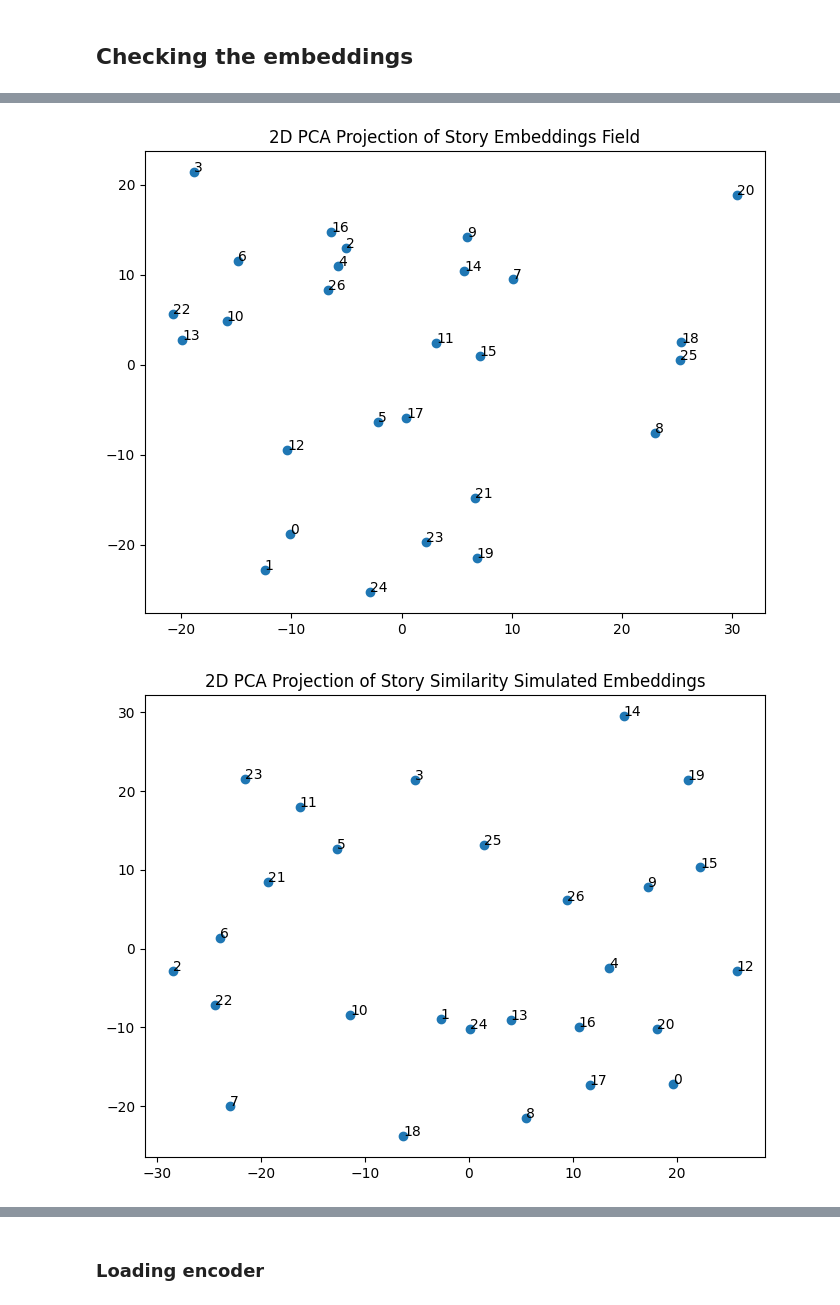
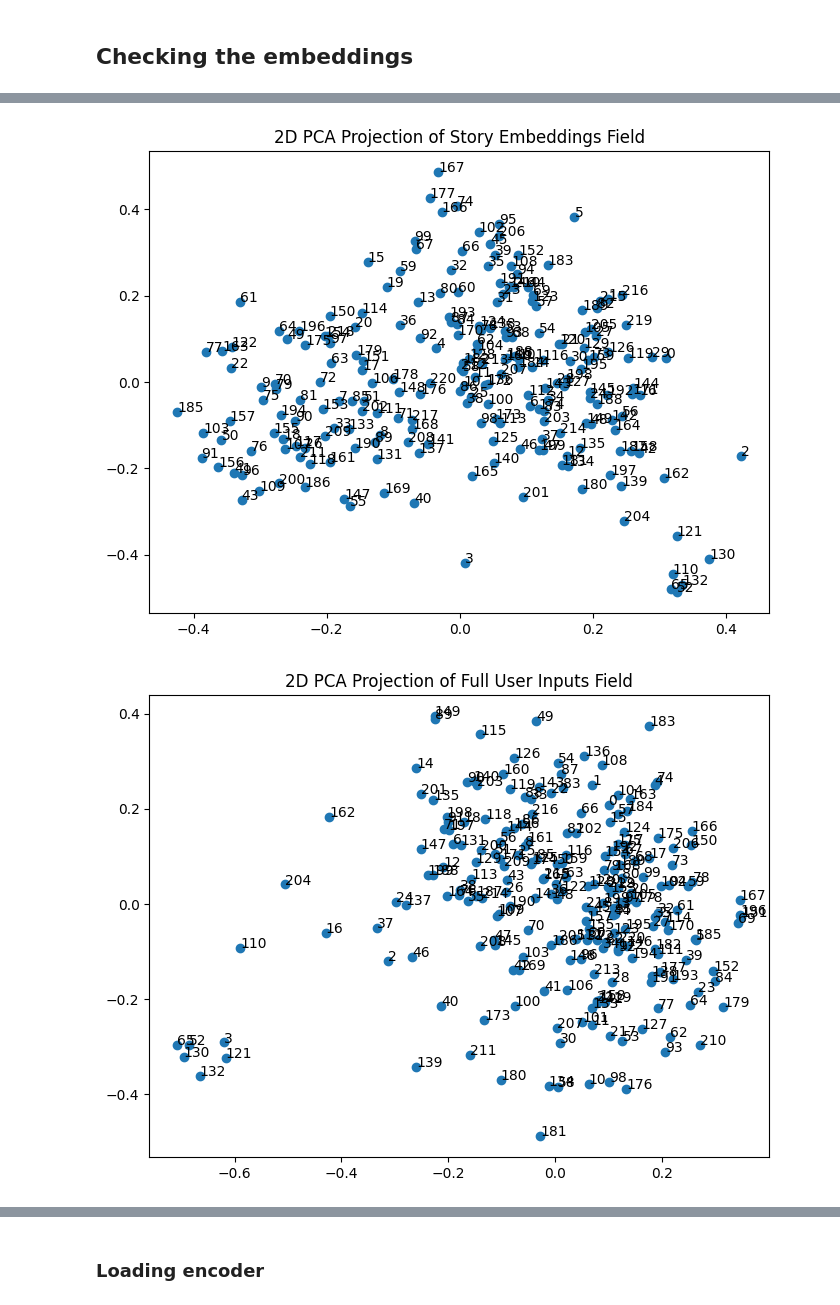
Before and after one commit to Halfidaldal/PENPAL_analysis, a Jupyter notebook: Berlin/Scripts & analyses/story_analysis_embeddings_topic.ipynb, the cells around one changed output, grey strips where cells are left out. Cells and saved outputs as stored; diff of their text form; code cells hidden in the pictures.

```diff
--- a/Berlin/Scripts & analyses/story_analysis_embeddings_topic.ipynb
+++ b/Berlin/Scripts & analyses/story_analysis_embeddings_topic.ipynb
@@ -18,7 +19,7 @@ os.environ["OPENAI_API_KEY"] = "sk-a1sY6cAN-hutzhoijNj55ViTOK_2ma9L1fMISWaitiT3B
 # %% [markdown]
 ## Reading in the data
 # %%
-full_df_with_embeddings_field = pd.read_parquet("../Data/finished_stories_with_jina_embeddings.parquet")
+full_df_with_embeddings_field = pd.read_parquet("data/story_text_field_w_embeddings_jina.parquet")
 print(full_df_with_embeddings_field.columns.tolist())
 
 
@@ -29,6 +30,7 @@ ai_field = full_df_with_embeddings_field["full_ai"].tolist()
 
 
 
-embeddings_field = np.load("data/story_embeddings_ttc_field.npy")
-embeddings_sim = np.load("data/story_embeddings_ttc_sim.npy")
+embeddings_field = np.load("data/story_embeddings_jina_field.npy")
+embeddings_user = np.load("data/story_user_embeddings_jina_field.npy")
+embeddings_ai = np.load("data/story_ai_embeddings_jina_field.npy")
 # %% [output]
@@ -184,53 +121,29 @@ print(np.std(np.concatenate([full_df_with_embeddings_sim["embeddings_full_user"]
 # %%
 X_2d = PCA(n_components=2).fit_transform(embeddings_field)
 
 plt.figure(figsize=(8, 6))
 plt.scatter(X_2d[:, 0], X_2d[:, 1])
 for i, txt in enumerate(range(len(X_2d))):
     plt.annotate(txt, (X_2d[i, 0], X_2d[i, 1]))
 plt.title("2D PCA Projection of Story Embeddings Field")
 plt.show()
 
-X_2d_sim = PCA(n_components=2).fit_transform(embeddings_sim)
-
-plt.figure(figsize=(8, 6))
-plt.scatter(X_2d_sim[:, 0], X_2d_sim[:, 1])
-for i, txt in enumerate(range(len(X_2d_sim))):
-    plt.annotate(txt, (X_2d_sim[i, 0], X_2d_sim[i, 1]))
-plt.title("2D PCA Projection of Story Similarity Simulated Embeddings")
-plt.show()
-
-X_2d_field_user = PCA(n_components=2).fit_transform(story_embeddings_ttc_user_field)
+X_2d_field_user = PCA(n_components=2).fit_transform(embeddings_user)
 plt.figure(figsize=(8, 6))
 plt.scatter(X_2d_field_user[:, 0], X_2d_field_user[:, 1])
 for i, txt in enumerate(range(len(X_2d_field_user))):
     plt.annotate(txt, (X_2d_field_user[i, 0], X_2d_field_user[i, 1]))
 plt.title("2D PCA Projection of Full User Inputs Field")
 plt.show()
 
-X_2d_sim_user = PCA(n_components=2).fit_transform(story_embeddings_ttc_user_sim)
-plt.figure(figsize=(8, 6))
-plt.scatter(X_2d_sim_user[:, 0], X_2d_sim_user[:, 1])
-for i, txt in enumerate(range(len(X_2d_sim_user))):
-    plt.annotate(txt, (X_2d_sim_user[i, 0], X_2d_sim_user[i, 1]))
-plt.title("2D PCA Projection of Full User Inputs Simulated")
-plt.show()
 
-X_2d_field_ai = PCA(n_components=2).fit_transform(story_embeddings_ttc_ai_field)
+X_2d_field_ai = PCA(n_components=2).fit_transform(embeddings_ai)
 plt.figure(figsize=(8, 6))
 plt.scatter(X_2d_field_ai[:, 0], X_2d_field_ai[:, 1])
 for i, txt in enumerate(range(len(X_2d_field_ai))):
     plt.annotate(txt, (X_2d_field_ai[i, 0], X_2d_field_ai[i, 1]))
 plt.title("2D PCA Projection of Full AI Inputs Field")
 plt.show()
-
-X_2d_sim_ai = PCA(n_components=2).fit_transform(story_embeddings_ai_sim)
-plt.figure(figsize=(8, 6))
-plt.scatter(X_2d_sim_ai[:, 0], X_2d_sim_ai[:, 1])
-for i, txt in enumerate(range(len(X_2d_sim_ai))):
-    plt.annotate(txt, (X_2d_sim_ai[i, 0], X_2d_sim_ai[i, 1]))
-plt.title("2D PCA Projection of Full AI Inputs Simulated")
-plt.show()
 # %% [output]
-[figure, old version]
+[figure, new version]
-[figure, old version]
+[figure, new version]
```
Also changed, not shown: parts of 14 cells of this notebook, 10 other files.
